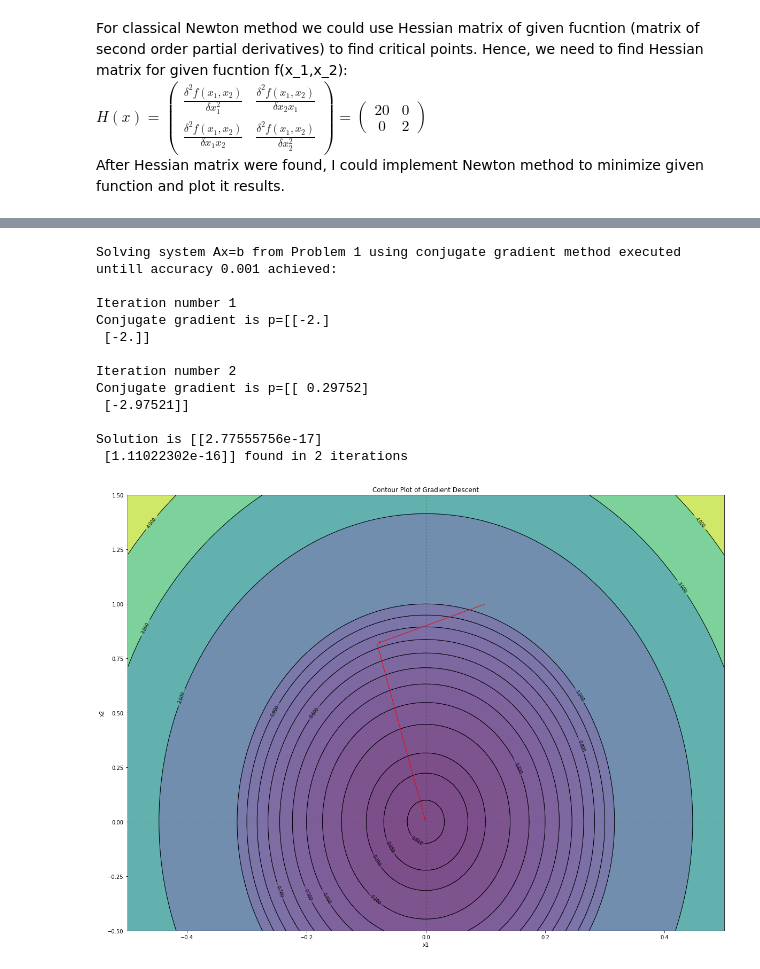
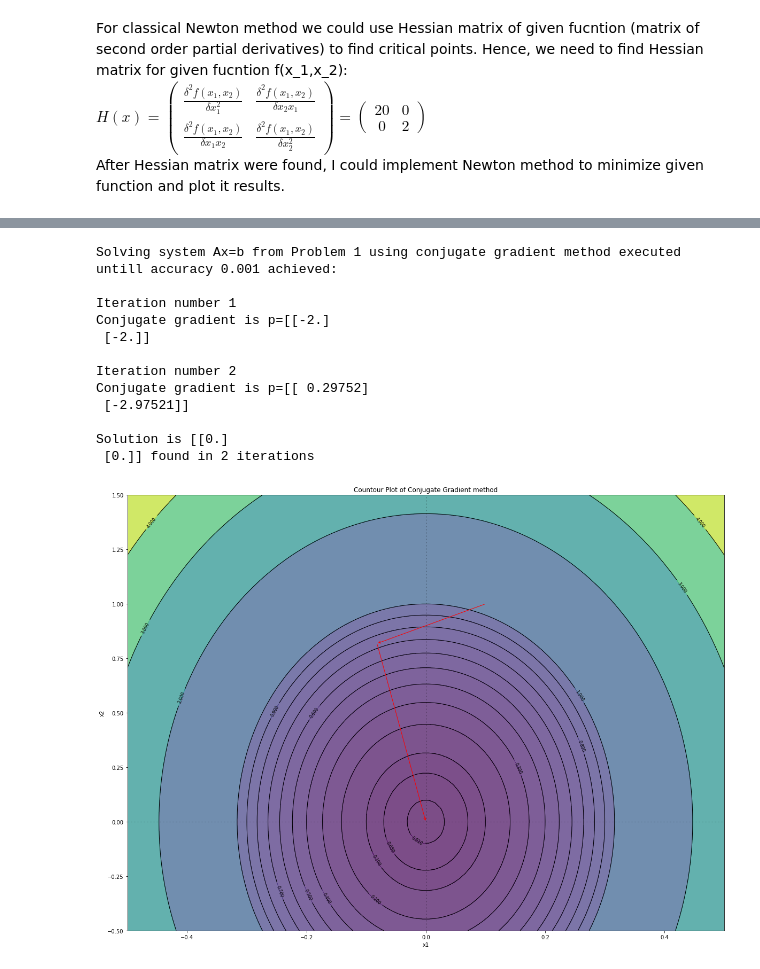
Before and after one commit to kai-wren/LinAl, a Jupyter notebook: LA_HW7.ipynb, the cells around one changed output, grey strips where cells are left out. Saved outputs shown, nothing was run; the diff lists cells and outputs as text; code cells hidden in the pictures.

```diff
--- a/LA_HW7.ipynb
+++ b/LA_HW7.ipynb
@@ -293,24 +291,24 @@ def CGM(A, x0, acc): #iteratin algorithm for CGM
 # %%
 A = np.array([[20, 0], [0, 2]]) #setting matrix A
 x0=np.array([[0.1], [1]])  #setting initial value for x0
 acc = 0.001 #setting accuracy.
 xs=[]
 
 print("Solving system Ax=b from Problem 1 using conjugate gradient method executed untill accuracy %.3f achieved:" %acc)
 CGM(A, x0, acc) #executing CGM
 
-plot_grad(xs)
+plot_grad(xs, "Countour Plot of Conjugate Gradient method")
 # %% [output]
 Solving system Ax=b from Problem 1 using conjugate gradient method executed untill accuracy 0.001 achieved:
 
 Iteration number 1
 Conjugate gradient is p=[[-2.]
  [-2.]]
 
 Iteration number 2
 Conjugate gradient is p=[[ 0.29752]
  [-2.97521]]
 
-Solution is [[2.77555756e-17]
- [1.11022302e-16]] found in 2 iterations
+Solution is [[0.]
+ [0.]] found in 2 iterations
-[figure, old version]
+[figure, new version]
```
Also changed, not shown: parts of 4 cells of this notebook.
